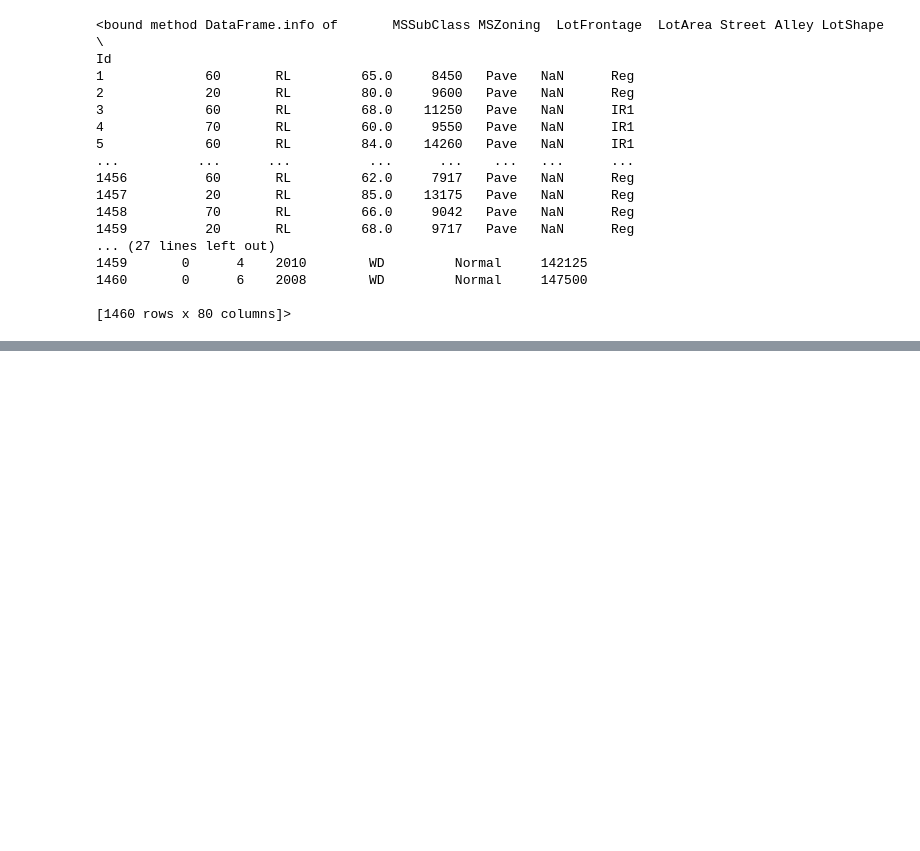
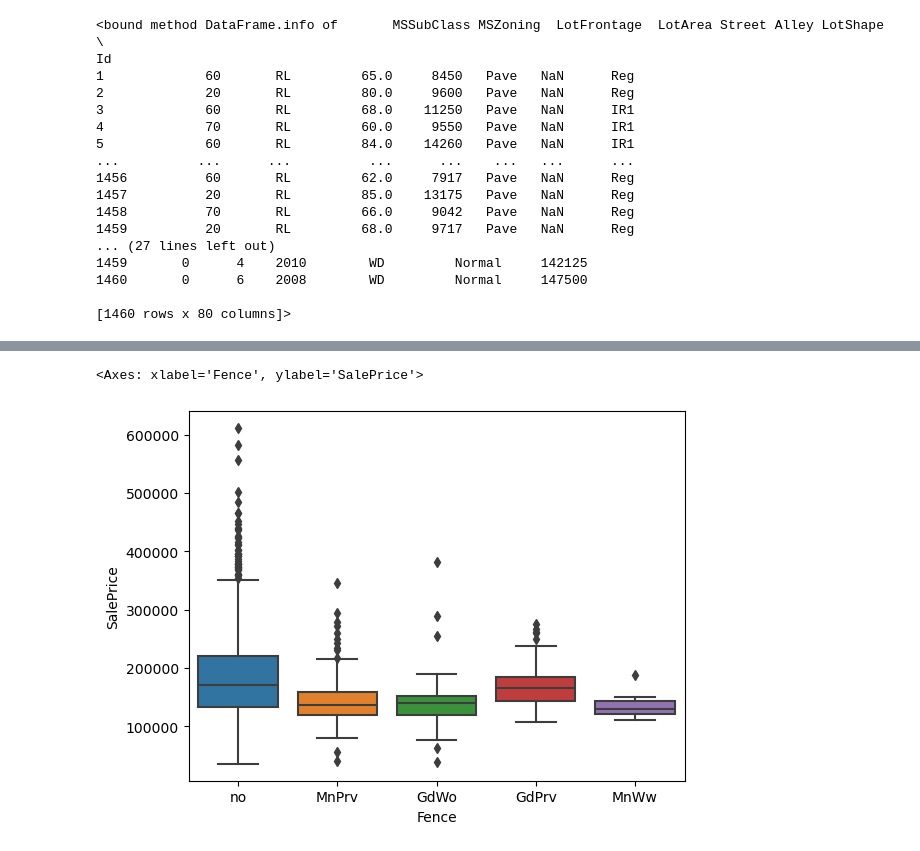
Before and after one commit to mjedrzejowski2/House_predict, a Jupyter notebook: House_price_project.ipynb, the cells around one changed output, grey strips where cells are left out. Drawn from its saved outputs; the diff is of its cells as text; code cells hidden in the pictures; blank space fills up the shorter version.

```diff
--- a/House_price_project.ipynb
+++ b/House_price_project.ipynb
@@ -724,0 +806,6 @@ array([ True,  True,  True, ...,  True,  True,  True])
+# %%
+sns.boxplot(x='Fence', y='SalePrice', data=train_df)
+#to drop, barely useful
+# %% [output]
+<Axes: xlabel='Fence', ylabel='SalePrice'>
+[figure, added]
```
Also changed, not shown: parts of 35 cells of this notebook.
